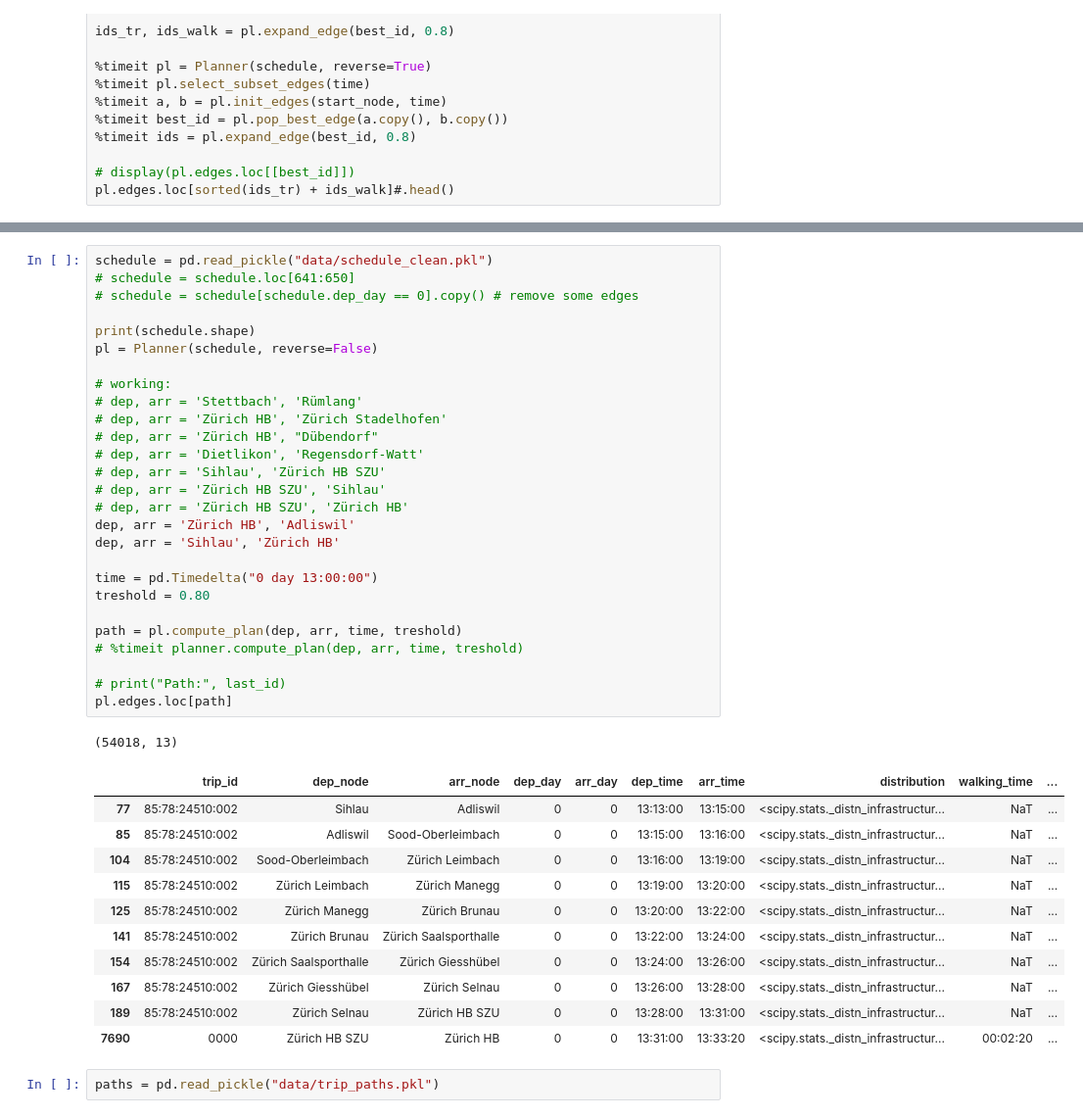
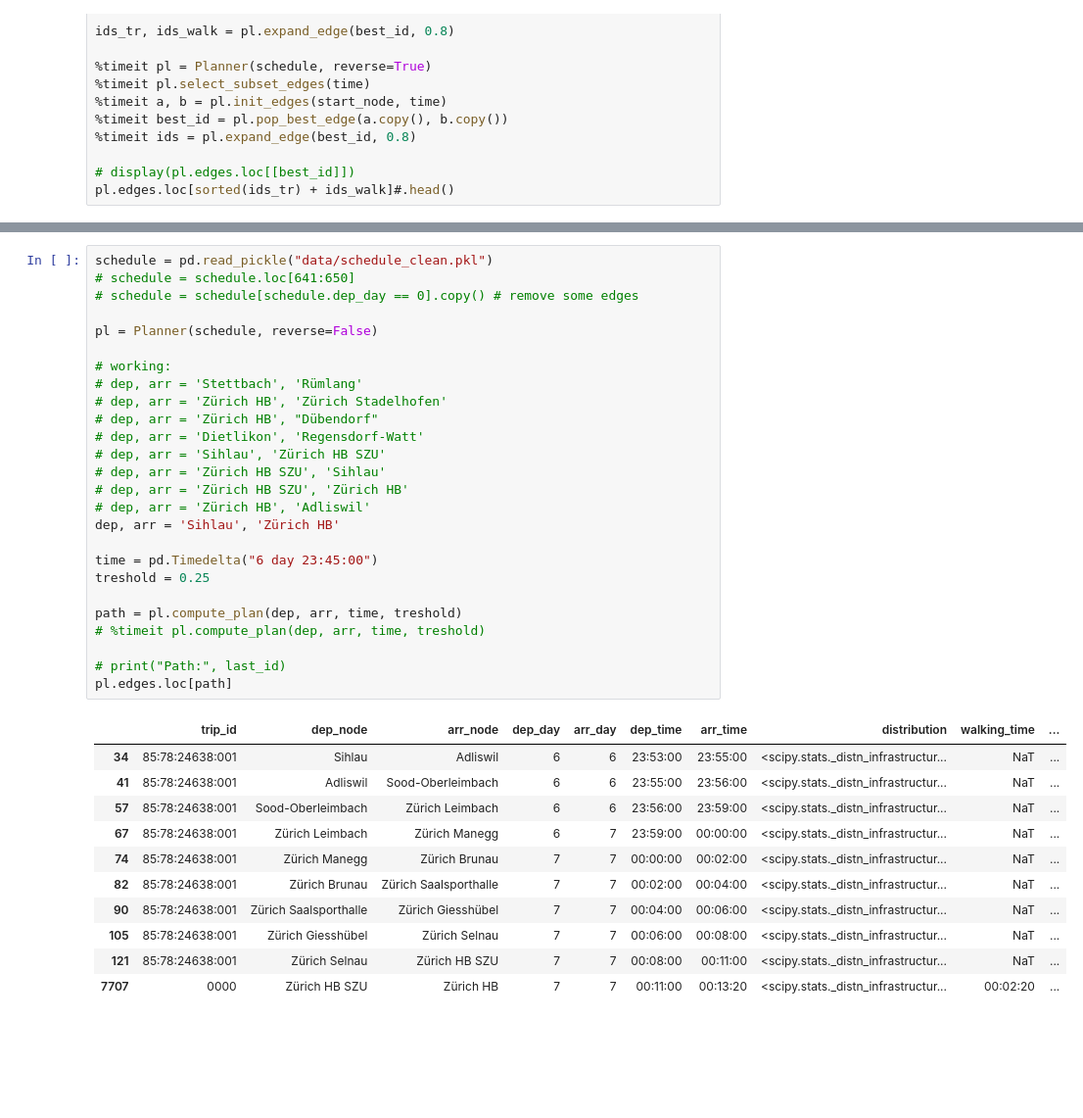
Before and after one commit to marcozov/journey_planning, a Jupyter notebook: final_project_nic.ipynb, the cells around one changed output, grey strips where cells are left out. Shown at 98% size. Drawn from its saved outputs; the diff is of its cells as text; blank space fills up the shorter version.

```diff
--- a/final_project_nic.ipynb
+++ b/final_project_nic.ipynb
@@ -640,43 +668,39 @@ schedule.dep_node.sample().iloc[0], schedule.arr_node.sample().iloc[0]
 # %%
 schedule = pd.read_pickle("data/schedule_clean.pkl")
 # schedule = schedule.loc[641:650]
 # schedule = schedule[schedule.dep_day == 0].copy() # remove some edges
 
-print(schedule.shape)
 pl = Planner(schedule, reverse=False)
 
 # working:
 # dep, arr = 'Stettbach', 'Rümlang'
 # dep, arr = 'Zürich HB', 'Zürich Stadelhofen'
 # dep, arr = 'Zürich HB', "Dübendorf"
 # dep, arr = 'Dietlikon', 'Regensdorf-Watt'
 # dep, arr = 'Sihlau', 'Zürich HB SZU'
 # dep, arr = 'Zürich HB SZU', 'Sihlau'
 # dep, arr = 'Zürich HB SZU', 'Zürich HB'
-dep, arr = 'Zürich HB', 'Adliswil'
+# dep, arr = 'Zürich HB', 'Adliswil'
 dep, arr = 'Sihlau', 'Zürich HB'
 
-time = pd.Timedelta("0 day 13:00:00")
-treshold = 0.80
+time = pd.Timedelta("6 day 23:45:00")
+treshold = 0.25
 
 path = pl.compute_plan(dep, arr, time, treshold)
-# %timeit planner.compute_plan(dep, arr, time, treshold)
+# %timeit pl.compute_plan(dep, arr, time, treshold)
 
 # print("Path:", last_id)
 pl.edges.loc[path]
 # %% [output]
-(54018, 13)
 |  | trip_id | dep_node | arr_node | dep_day | arr_day | dep_time | arr_time | distribution | walking_time | ... |
-| 77 | 85:78:24510:002 | Sihlau | Adliswil | 0 | 0 | 13:13:00 | 13:15:00 | <scipy.stats._distn_infrastructur... | NaT | ... |
-| 85 | 85:78:24510:002 | Adliswil | Sood-Oberleimbach | 0 | 0 | 13:15:00 | 13:16:00 | <scipy.stats._distn_infrastructur... | NaT | ... |
-| 104 | 85:78:24510:002 | Sood-Oberleimbach | Zürich Leimbach | 0 | 0 | 13:16:00 | 13:19:00 | <scipy.stats._distn_infrastructur... | NaT | ... |
-| 115 | 85:78:24510:002 | Zürich Leimbach | Zürich Manegg | 0 | 0 | 13:19:00 | 13:20:00 | <scipy.stats._distn_infrastructur... | NaT | ... |
-| 125 | 85:78:24510:002 | Zürich Manegg | Zürich Brunau | 0 | 0 | 13:20:00 | 13:22:00 | <scipy.stats._distn_infrastructur... | NaT | ... |
-| 141 | 85:78:24510:002 | Zürich Brunau | Zürich Saalsporthalle | 0 | 0 | 13:22:00 | 13:24:00 | <scipy.stats._distn_infrastructur... | NaT | ... |
-| 154 | 85:78:24510:002 | Zürich Saalsporthalle | Zürich Giesshübel | 0 | 0 | 13:24:00 | 13:26:00 | <scipy.stats._distn_infrastructur... | NaT | ... |
-| 167 | 85:78:24510:002 | Zürich Giesshübel | Zürich Selnau | 0 | 0 | 13:26:00 | 13:28:00 | <scipy.stats._distn_infrastructur... | NaT | ... |
-| 189 | 85:78:24510:002 | Zürich Selnau | Zürich HB SZU | 0 | 0 | 13:28:00 | 13:31:00 | <scipy.stats._distn_infrastructur... | NaT | ... |
-| 7690 | 0000 | Zürich HB SZU | Zürich HB | 0 | 0 | 13:31:00 | 13:33:20 | <scipy.stats._distn_infrastructur... | 00:02:20 | ... |
+| 34 | 85:78:24638:001 | Sihlau | Adliswil | 6 | 6 | 23:53:00 | 23:55:00 | <scipy.stats._distn_infrastructur... | NaT | ... |
+| 41 | 85:78:24638:001 | Adliswil | Sood-Oberleimbach | 6 | 6 | 23:55:00 | 23:56:00 | <scipy.stats._distn_infrastructur... | NaT | ... |
+| 57 | 85:78:24638:001 | Sood-Oberleimbach | Zürich Leimbach | 6 | 6 | 23:56:00 | 23:59:00 | <scipy.stats._distn_infrastructur... | NaT | ... |
+| 67 | 85:78:24638:001 | Zürich Leimbach | Zürich Manegg | 6 | 7 | 23:59:00 | 00:00:00 | <scipy.stats._distn_infrastructur... | NaT | ... |
+| 74 | 85:78:24638:001 | Zürich Manegg | Zürich Brunau | 7 | 7 | 00:00:00 | 00:02:00 | <scipy.stats._distn_infrastructur... | NaT | ... |
+| 82 | 85:78:24638:001 | Zürich Brunau | Zürich Saalsporthalle | 7 | 7 | 00:02:00 | 00:04:00 | <scipy.stats._distn_infrastructur... | NaT | ... |
+| 90 | 85:78:24638:001 | Zürich Saalsporthalle | Zürich Giesshübel | 7 | 7 | 00:04:00 | 00:06:00 | <scipy.stats._distn_infrastructur... | NaT | ... |
+| 105 | 85:78:24638:001 | Zürich Giesshübel | Zürich Selnau | 7 | 7 | 00:06:00 | 00:08:00 | <scipy.stats._distn_infrastructur... | NaT | ... |
+| 121 | 85:78:24638:001 | Zürich Selnau | Zürich HB SZU | 7 | 7 | 00:08:00 | 00:11:00 | <scipy.stats._distn_infrastructur... | NaT | ... |
+| 7707 | 0000 | Zürich HB SZU | Zürich HB | 7 | 7 | 00:11:00 | 00:13:20 | <scipy.stats._distn_infrastructur... | 00:02:20 | ... |
-# %%
-paths = pd.read_pickle("data/trip_paths.pkl")
 # %%
```
Also changed, not shown: parts of 9 cells of this notebook, 1 other file.
